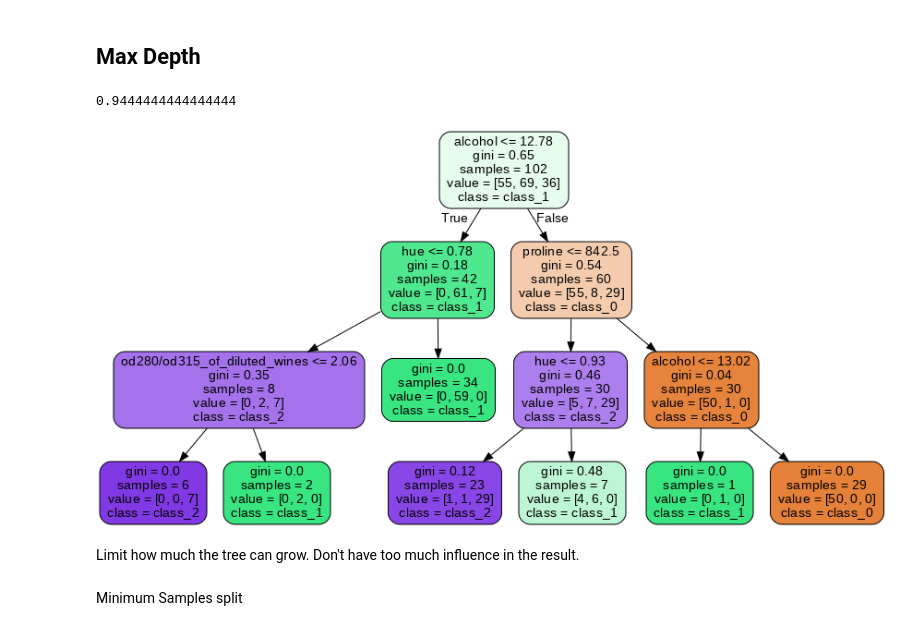
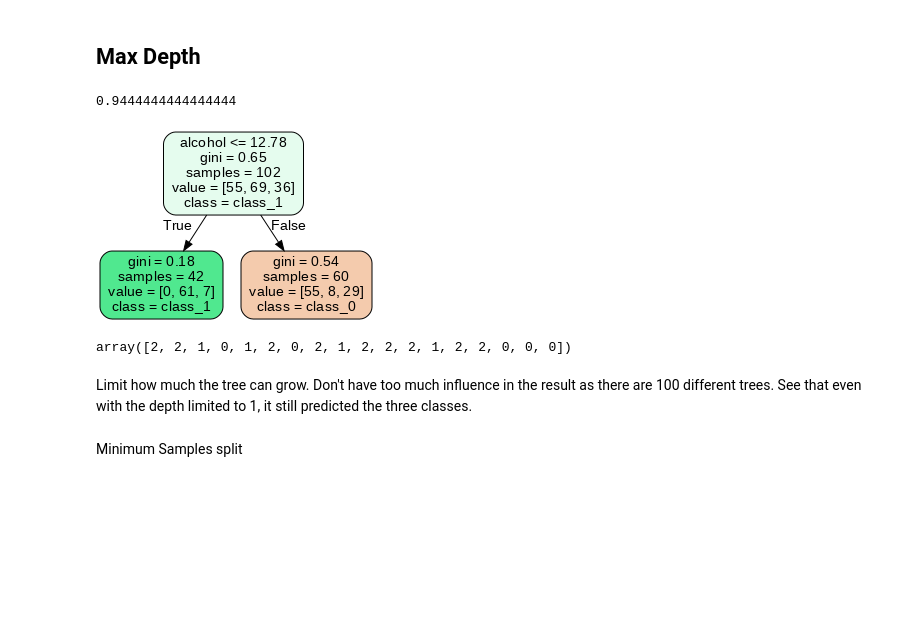
Before and after one commit to gurezende/Studying, a Jupyter notebook: Python/RandomForest/RandomForest.ipynb, the cells around one changed output. Cells and saved outputs as stored; diff of their text form; code cells hidden in the pictures; blank space fills up the shorter version.

```diff
--- a/Python/RandomForest/RandomForest.ipynb
+++ b/Python/RandomForest/RandomForest.ipynb
@@ -45,7 +45,7 @@ dtype: float64
 ## Max Features
 # %%
 # Instantiate class
-rf = RandomForestClassifier(max_features=0.5, random_state=2)
+rf = RandomForestClassifier(max_features=0.15, random_state=2)
 
 # Fit the model
 rf.fit(X_train,y_train)
@@ -80,36 +80,41 @@ Image(filename = 'tree.png')
 ## Max Depth
 # %%
 # Instantiate class
-rf = RandomForestClassifier(max_depth=3, random_state=2)
+rf = RandomForestClassifier(max_depth=1, random_state=2)
 
 # Fit the model
 rf.fit(X_train,y_train)
 
 print(rf.score(X_test, y_test))
 
 tree = rf.estimators_[99]
 
 # Export as dot file
 export_graphviz(tree,
                 out_file='tree.dot',
                 feature_names = df.feature_names,
                 class_names = df.target_names,
                 rounded = True, proportion = False,
                 precision = 2, filled = True)
 
 # Convert to png using system command (requires Graphviz)
 from subprocess import call
 call(['dot', '-Tpng', 'tree.dot', '-o', 'tree.png', '-Gdpi=72'])
 
 
 # Display in jupyter notebook
 from IPython.display import Image
 Image(filename = 'tree.png')
 # %% [output]
 0.9444444444444444
-[figure, old version]
+[figure, new version]
+# %%
+y_hat = rf.predict(X_test)
+y_hat
+# %% [output]
+array([2, 2, 1, 0, 1, 2, 0, 2, 1, 2, 2, 2, 1, 2, 2, 0, 0, 0])
 # %% [markdown]
-Limit how much the tree can grow. Don't have too much influence in the result.
+Limit how much the tree can grow. Don't have too much influence in the result as there are 100 different trees. See that even with the depth limited to 1, it still predicted the three classes.
 # %% [markdown]
 Minimum Samples split
 # %%
```
Also changed, not shown: parts of 3 cells of this notebook.
